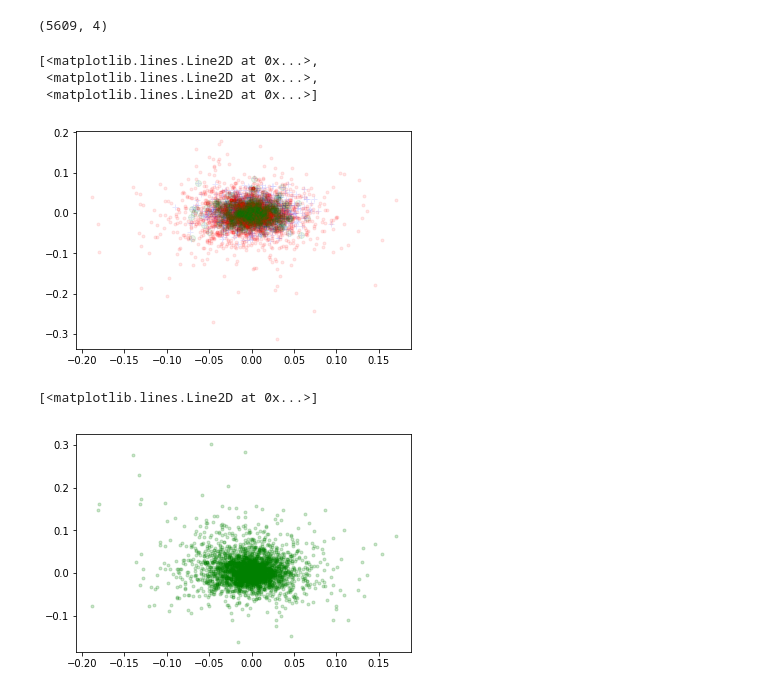
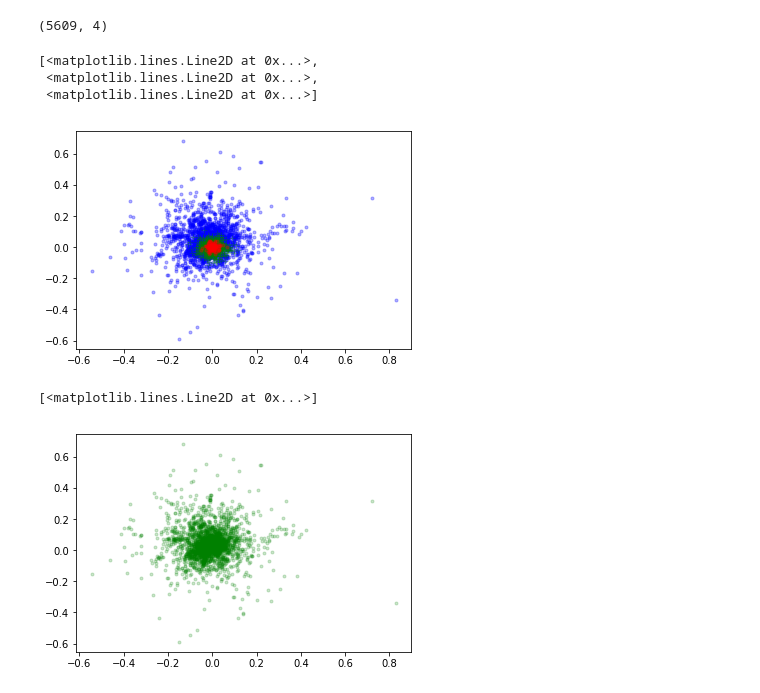
Before and after one commit to lrgr/munk, a Jupyter notebook: notebooks/Matrix-norm-regularization.ipynb, the cells around one changed output. Saved outputs shown, nothing was run; the diff lists cells and outputs as text; code cells hidden in the pictures.

```diff
--- a/notebooks/Matrix-norm-regularization.ipynb
+++ b/notebooks/Matrix-norm-regularization.ipynb
@@ -56,8 +56,8 @@ homologs = handl.homologs_in_graphs(source_G, target_G, util.read_homolog_list(h
 source_L = nx.laplacian_matrix(source_G, sorted(source_G.nodes())).todense()
 target_L = nx.laplacian_matrix(target_G, sorted(target_G.nodes())).todense()
 
-source_lam = 0.005
-target_lam = 0.0005
+source_lam = 0.05
+target_lam = 0.05
 print(source_L.shape)
 print('Source laplacian condition number', np.linalg.cond((np.eye(len(source_L)) - source_lam * source_L)))
 print('Target  laplacian condition number', np.linalg.cond(np.eye(len(target_L)) - target_lam * target_L))
@@ -199,23 +199,23 @@ print(target_C_hat_pcs.shape)
 # %% [output]
 (5609, 4)
 # %%
-i, j = 0, 3
-plt.plot(source_C_pcs[:,i], source_C_pcs[:,j], 'b+',
-         #target_C_hat_pcs[target_landmark_idxs,0], target_C_hat_pcs[target_landmark_idxs,1], 'r.',
-         target_C_hat_pcs[target_non_landmark_idxs,i], target_C_hat_pcs[target_non_landmark_idxs,j], 'r.',
-         target_C_hat_pcs[target_landmark_idxs,i], target_C_hat_pcs[target_landmark_idxs,j], 'go',
-         alpha=0.09)#, t, t**2, 'bs', t, t**3, 'g^')
+i, j = 0, 1
+plt.plot(#target_C_hat_pcs[target_non_landmark_idxs,i], target_C_hat_pcs[target_non_landmark_idxs,j], 'bs',
+         target_C_hat_pcs[target_non_landmark_idxs,i], target_C_hat_pcs[target_non_landmark_idxs,j], 'b.',
+         source_C_pcs[:,i], source_C_pcs[:,j], 'g+',
+         target_C_hat_pcs[target_landmark_idxs,i], target_C_hat_pcs[target_landmark_idxs,j], 'r.',
+         alpha=0.3)#, t, t**2, 'bs', t, t**3, 'g^')
 # %% [output]
 [<matplotlib.lines.Line2D at 0x...>,
  <matplotlib.lines.Line2D at 0x...>,
  <matplotlib.lines.Line2D at 0x...>]
-[figure, old version]
+[figure, new version]
 # %%
 plt.plot(target_C_hat_pcs[target_non_landmark_idxs,0], target_C_hat_pcs[target_non_landmark_idxs,1], 'g.',
          alpha=0.2)#, t, t**2, 'bs', t, t**3, 'g^')
 # %% [output]
 [<matplotlib.lines.Line2D at 0x...>]
-[figure, old version]
+[figure, new version]
 # %%
 normalized_row_norms = np.linalg.norm(c2h, axis=1)
 
```
Also changed, not shown: parts of 8 cells of this notebook.
